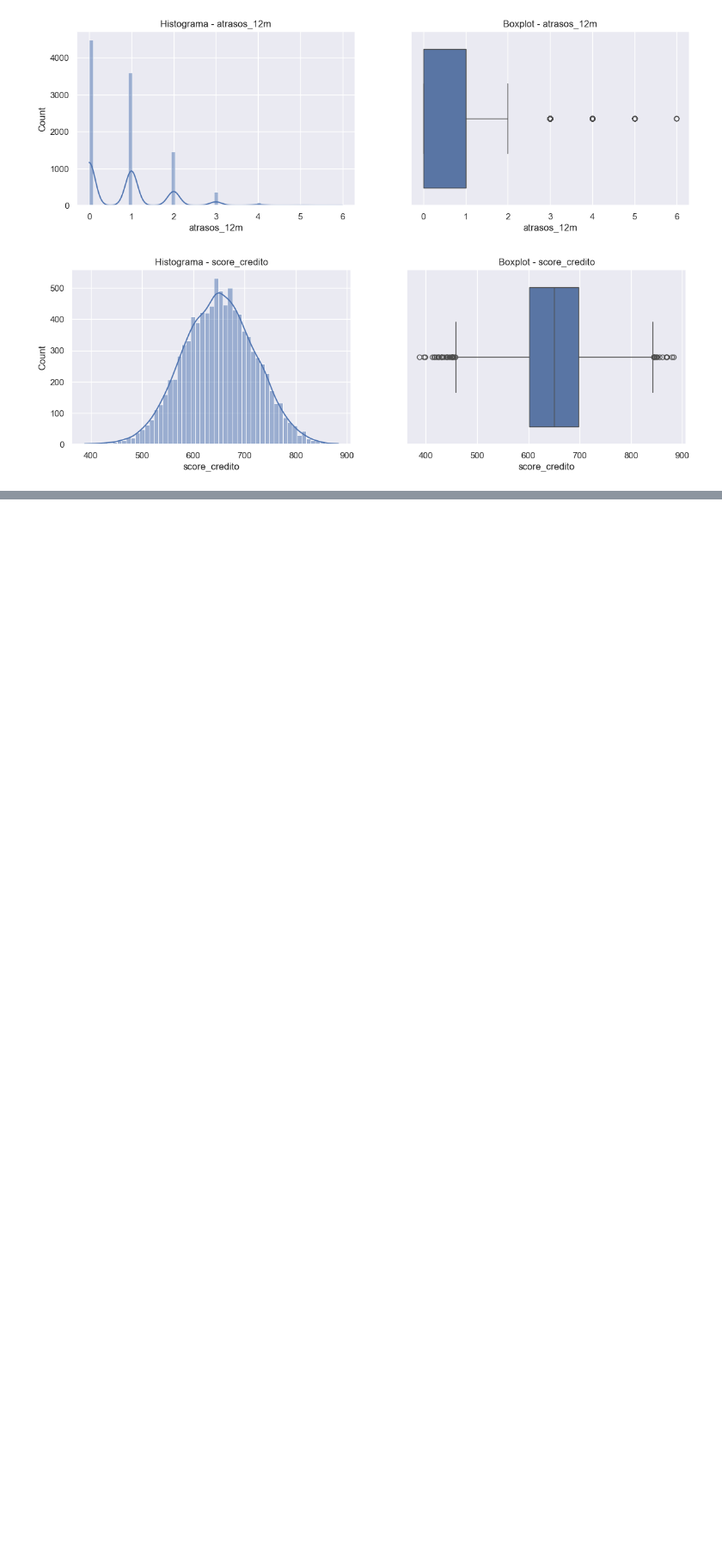
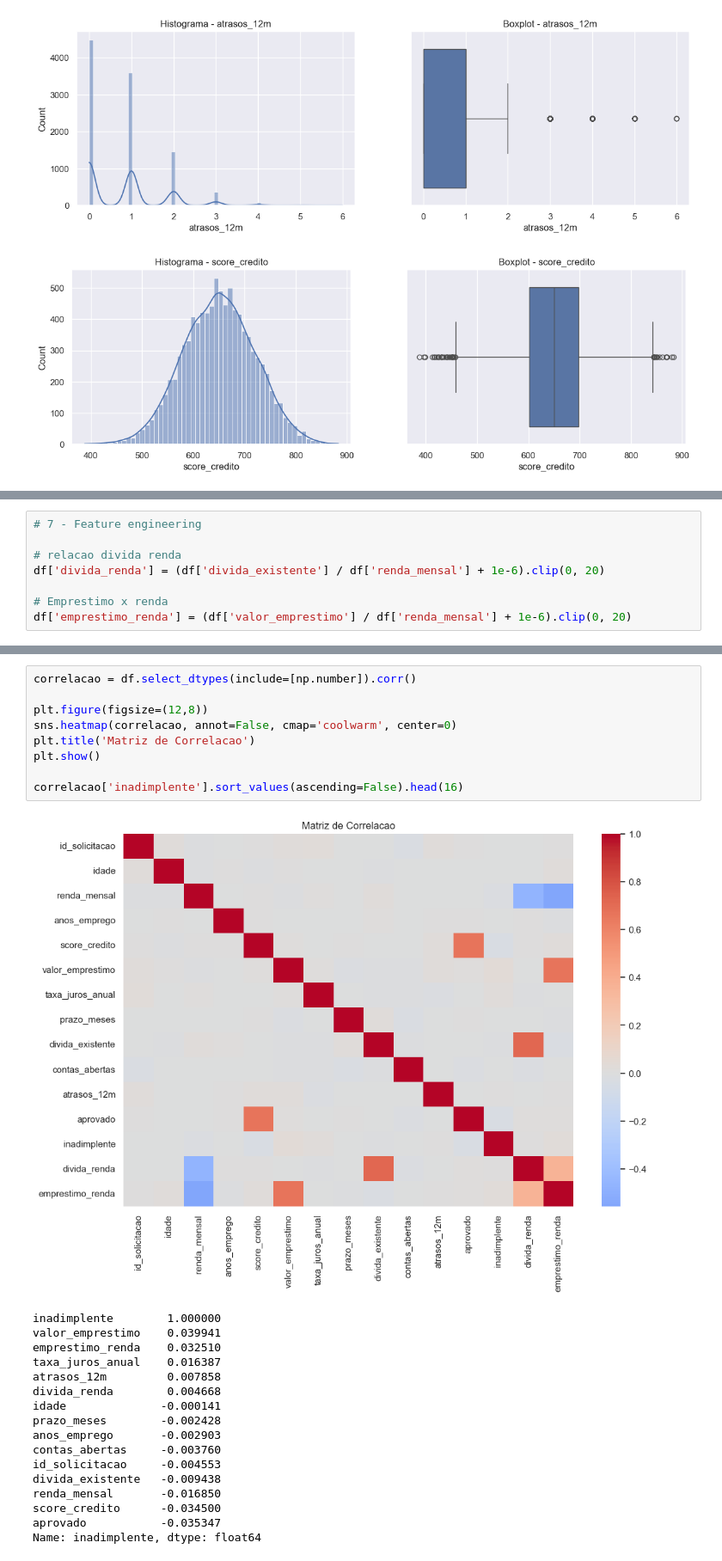
Before and after one commit to LeonArmster/Analise_Credito, a Jupyter notebook: Code/data_analisys.ipynb, the cells around one changed output, grey strips where cells are left out. Shown at 86% size. Saved outputs shown, nothing was run; the diff lists cells and outputs as text; blank space fills up the shorter version.

```diff
--- a/Code/data_analisys.ipynb
+++ b/Code/data_analisys.ipynb
@@ -267,0 +303,8 @@ for col in colunas:
+# %%
+# 7 - Feature engineering
+
+# relacao divida renda
+df['divida_renda'] = (df['divida_existente'] / df['renda_mensal'] + 1e-6).clip(0, 20)
+
+# Emprestimo x renda
+df['emprestimo_renda'] = (df['valor_emprestimo'] / df['renda_mensal'] + 1e-6).clip(0, 20)
@@ -267,0 +313,27 @@ for col in colunas:
+# %%
+correlacao = df.select_dtypes(include=[np.number]).corr()
+
+plt.figure(figsize=(12,8))
+sns.heatmap(correlacao, annot=False, cmap='coolwarm', center=0)
+plt.title('Matriz de Correlacao')
+plt.show()
+
+correlacao['inadimplente'].sort_values(ascending=False).head(16)
+# %% [output]
+[figure, added]
+inadimplente        1.000000
+valor_emprestimo    0.039941
+emprestimo_renda    0.032510
+taxa_juros_anual    0.016387
+atrasos_12m         0.007858
+divida_renda        0.004668
+idade              -0.000141
+prazo_meses        -0.002428
+anos_emprego       -0.002903
+contas_abertas     -0.003760
+id_solicitacao     -0.004553
+divida_existente   -0.009438
+renda_mensal       -0.016850
+score_credito      -0.034500
+aprovado           -0.035347
+Name: inadimplente, dtype: float64
```
Also changed, not shown: parts of 8 cells of this notebook.
